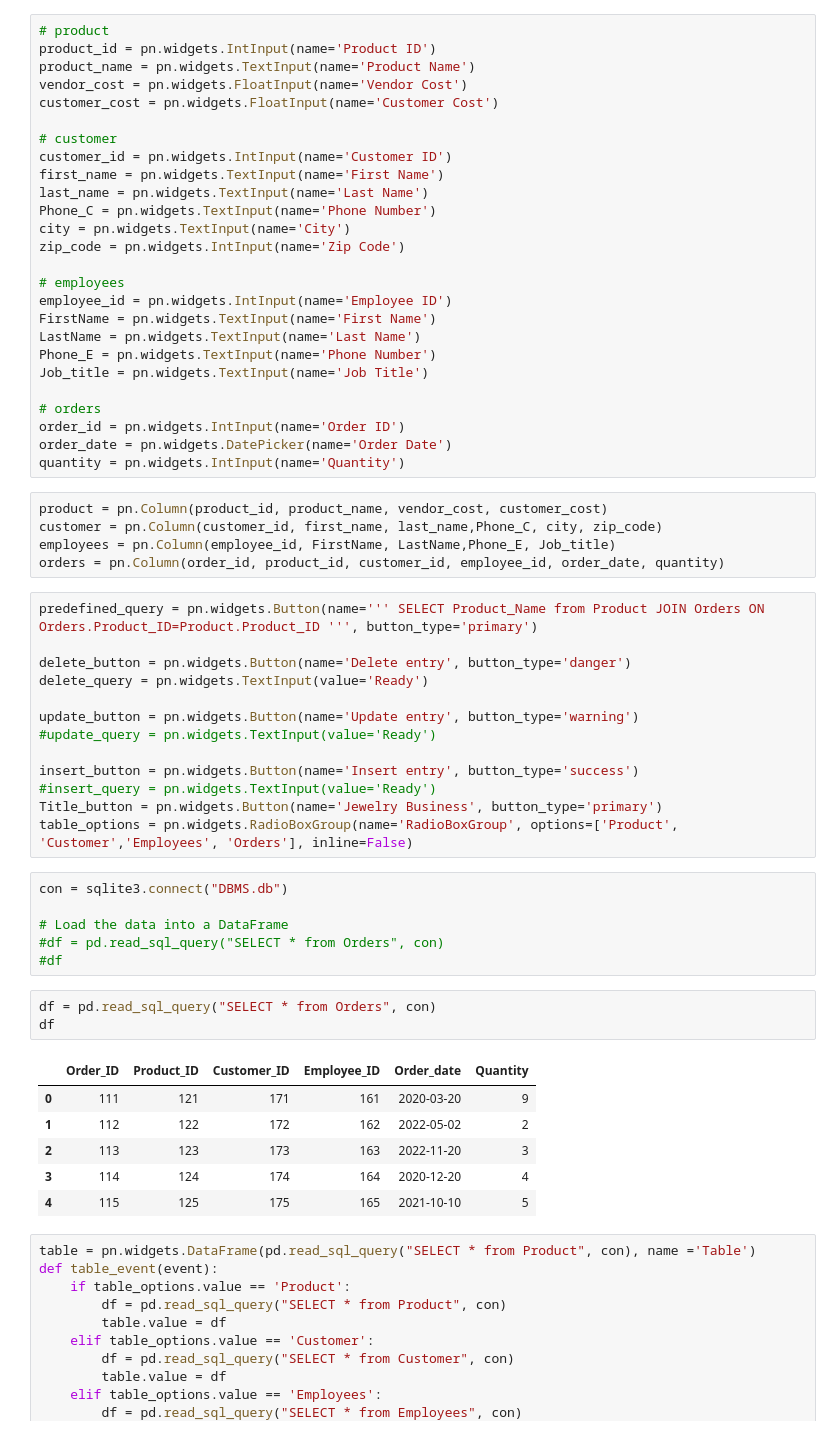
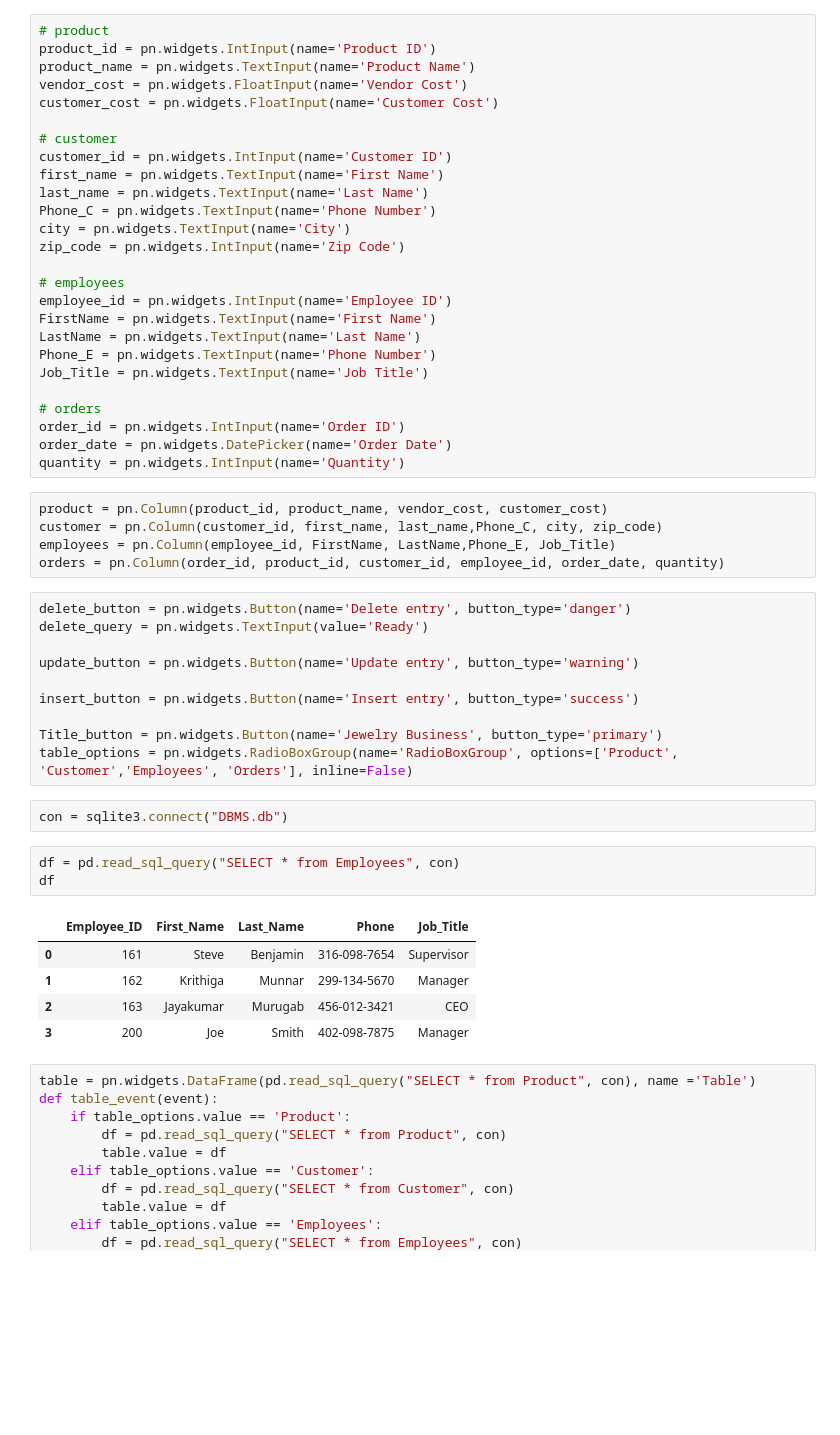
Before and after one commit to Horanituze/DS_Projects, a Jupyter notebook: db-GUI-app.ipynb, the cells around one changed output. Drawn from its saved outputs; the diff is of its cells as text; blank space fills up the shorter version.

```diff
--- a/db-GUI-app.ipynb
+++ b/db-GUI-app.ipynb
@@ -27,7 +27,7 @@ employee_id = pn.widgets.IntInput(name='Employee ID')
 FirstName = pn.widgets.TextInput(name='First Name')
 LastName = pn.widgets.TextInput(name='Last Name')
 Phone_E = pn.widgets.TextInput(name='Phone Number')
-Job_title = pn.widgets.TextInput(name='Job Title')
+Job_Title = pn.widgets.TextInput(name='Job Title')
 
 # orders
 order_id = pn.widgets.IntInput(name='Order ID')
@@ -36,37 +36,29 @@ quantity = pn.widgets.IntInput(name='Quantity')
 # %%
 product = pn.Column(product_id, product_name, vendor_cost, customer_cost)
 customer = pn.Column(customer_id, first_name, last_name,Phone_C, city, zip_code)
-employees = pn.Column(employee_id, FirstName, LastName,Phone_E, Job_title)
+employees = pn.Column(employee_id, FirstName, LastName,Phone_E, Job_Title)
 orders = pn.Column(order_id, product_id, customer_id, employee_id, order_date, quantity)
 # %%
-predefined_query = pn.widgets.Button(name=''' SELECT Product_Name from Product JOIN Orders ON Orders.Product_ID=Product.Product_ID ''', button_type='primary')
-
 delete_button = pn.widgets.Button(name='Delete entry', button_type='danger')
 delete_query = pn.widgets.TextInput(value='Ready')
 
 update_button = pn.widgets.Button(name='Update entry', button_type='warning')
-#update_query = pn.widgets.TextInput(value='Ready')
 
 insert_button = pn.widgets.Button(name='Insert entry', button_type='success')
-#insert_query = pn.widgets.TextInput(value='Ready')
+
 Title_button = pn.widgets.Button(name='Jewelry Business', button_type='primary')
 table_options = pn.widgets.RadioBoxGroup(name='RadioBoxGroup', options=['Product', 'Customer','Employees', 'Orders'], inline=False)
 # %%
 con = sqlite3.connect("DBMS.db")
-
-# Load the data into a DataFrame
-#df = pd.read_sql_query("SELECT * from Orders", con)
-#df
 # %%
-df = pd.read_sql_query("SELECT * from Orders", con)
+df = pd.read_sql_query("SELECT * from Employees", con)
 df
 # %% [output]
-|  | Order_ID | Product_ID | Customer_ID | Employee_ID | Order_date | Quantity |
-| 0 | 111 | 121 | 171 | 161 | 2020-03-20 | 9 |
-| 1 | 112 | 122 | 172 | 162 | 2022-05-02 | 2 |
-| 2 | 113 | 123 | 173 | 163 | 2022-11-20 | 3 |
-| 3 | 114 | 124 | 174 | 164 | 2020-12-20 | 4 |
-| 4 | 115 | 125 | 175 | 165 | 2021-10-10 | 5 |
+|  | Employee_ID | First_Name | Last_Name | Phone | Job_Title |
+| 0 | 161 | Steve | Benjamin | 316-098-7654 | Supervisor |
+| 1 | 162 | Krithiga | Munnar | 299-134-5670 | Manager |
+| 2 | 163 | Jayakumar | Murugab | 456-012-3421 | CEO |
+| 3 | 200 | Joe | Smith | 402-098-7875 | Manager |
 # %%
 table = pn.widgets.DataFrame(pd.read_sql_query("SELECT * from Product", con), name ='Table')
 def table_event(event):
```
Also changed, not shown: parts of 3 cells of this notebook, 15 other files.
